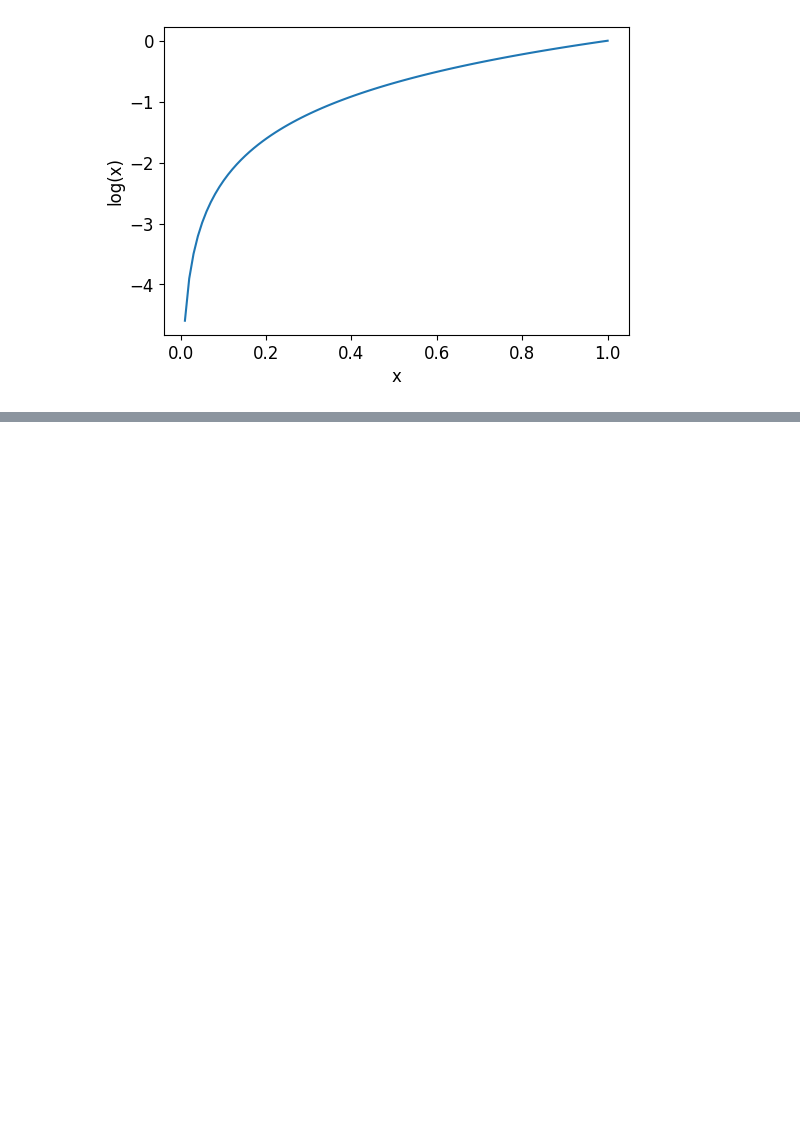
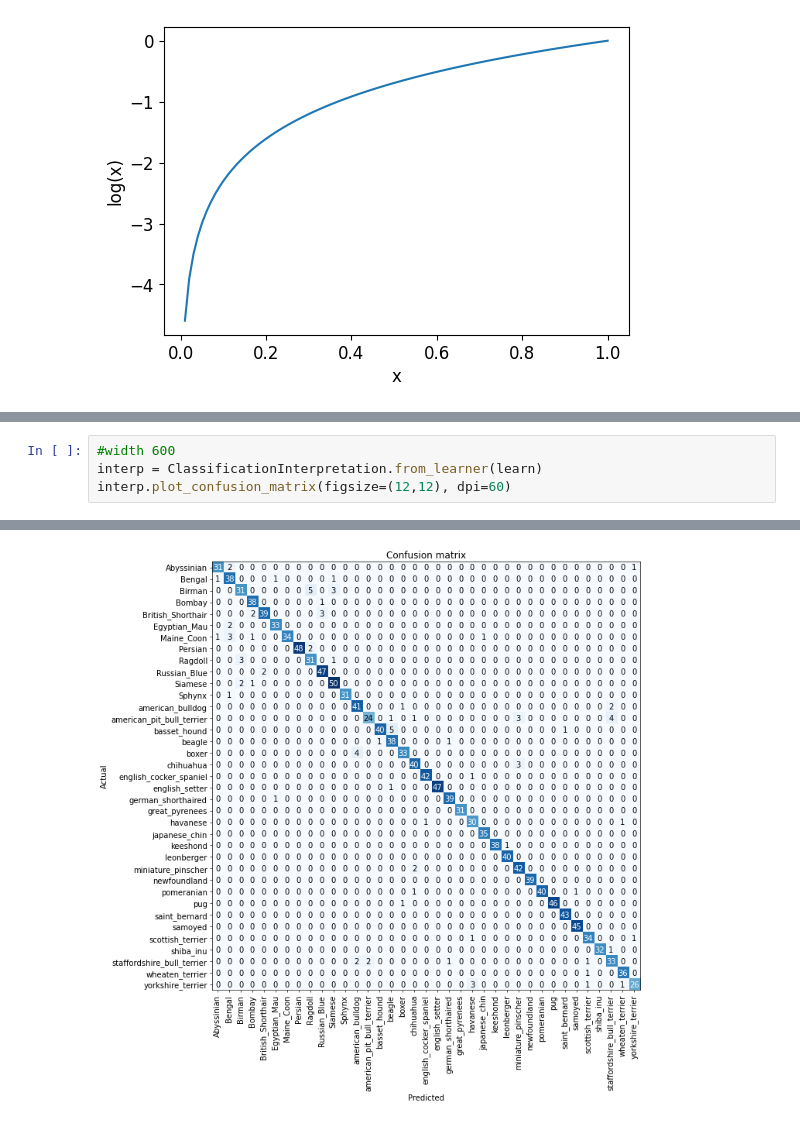
Before and after one commit to flyinacres/GPU-tests, a Jupyter notebook: FastBook05-pets.ipynb, the cells around one changed output, grey strips where cells are left out. Cells and saved outputs as stored; diff of their text form; blank space fills up the shorter version.

```diff
--- a/FastBook05-pets.ipynb
+++ b/FastBook05-pets.ipynb
@@ -286,0 +311,5 @@ plot_function(torch.log, min=0,max=1, ty='log(x)', tx='x')
+# %%
+#width 600
+interp = ClassificationInterpretation.from_learner(learn)
+interp.plot_confusion_matrix(figsize=(12,12), dpi=60)
+# %% [output]
@@ -286,0 +318 @@ plot_function(torch.log, min=0,max=1, ty='log(x)', tx='x')
+[figure, added]
```
Also changed, not shown: parts of 19 cells of this notebook.
